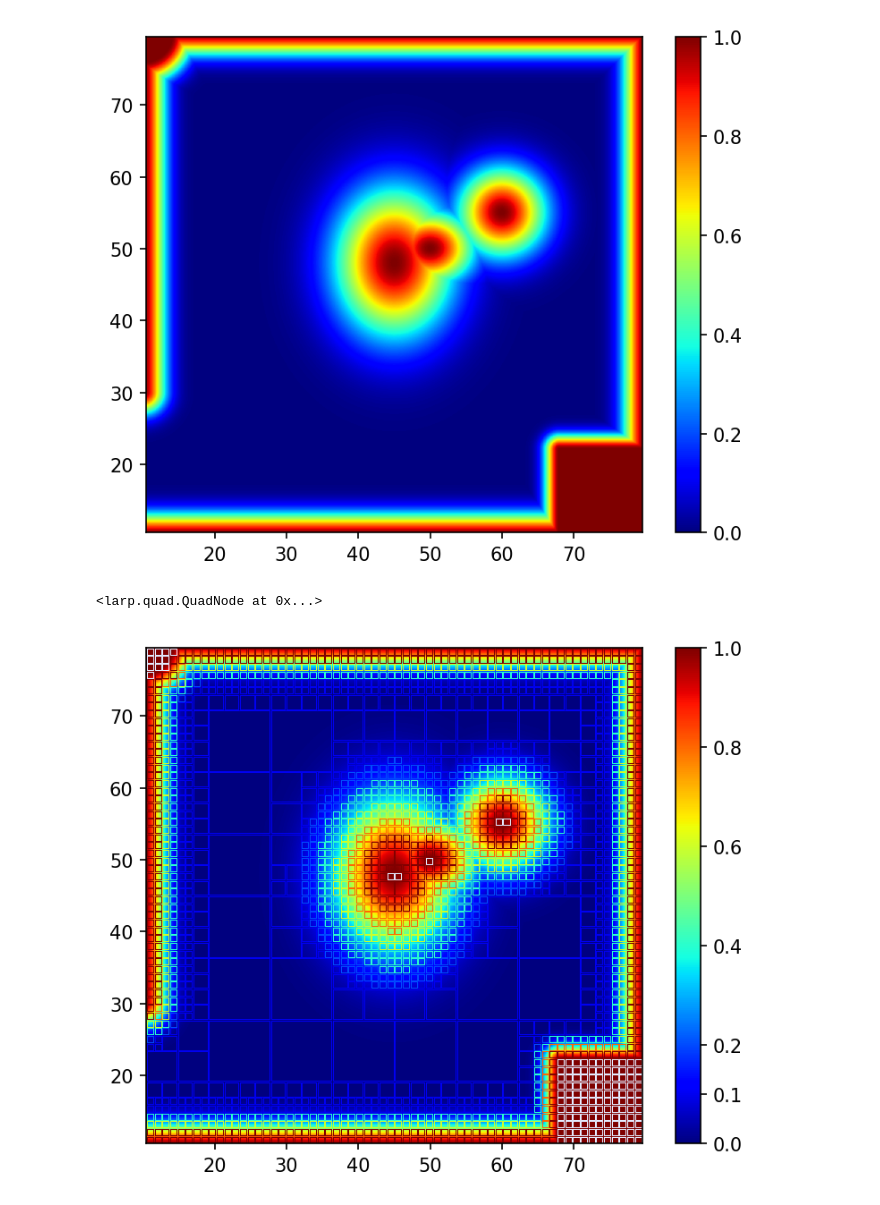
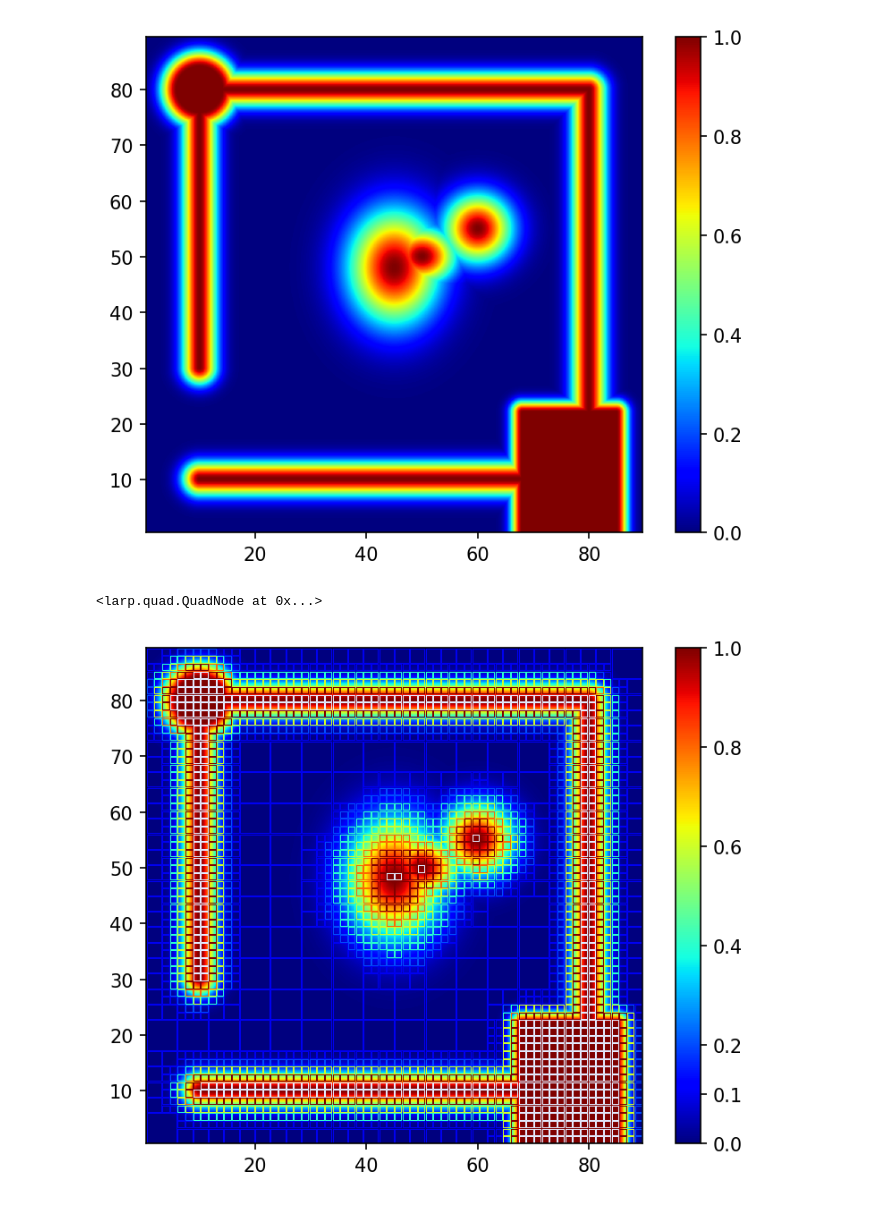
Before and after one commit to wzjoriv/Larp, a Jupyter notebook: presentation.ipynb, the cells around one changed output. Drawn from its saved outputs; the diff is of its cells as text; code cells hidden in the pictures.

```diff
--- a/presentation.ipynb
+++ b/presentation.ipynb
@@ -5,6 +5,7 @@ import larp
 import larp.io as lpio
 # %%
 field = lpio.loadRGeoJSONFile("test\data.rgj")
+field.size += 20
 # %%
 display = field.to_image(resolution=400, center_point=[45, 45])
 
@@ -14,26 +15,26 @@ plt.colorbar()
 plt.clim(0.0,1.0)
 plt.show()
 # %% [output]
-[figure, old version]
+[figure, new version]
 # %%
 edges = [0.1, 0.2, 0.4, 0.6, 0.8]
-quad_tree = larp.quad.QuadTree(field, minimum_sector_length=2, maximum_sector_length=10, boundaries=edges)
-quad_tree.build()
+quadtree = larp.quad.QuadTree(field, minimum_length_limit=1, maximum_length_limit=10, edge_bounds=edges)
+quadtree.build()
 # %% [output]
 <larp.quad.QuadNode at 0x...>
 # %%
-boundaries_lines = quad_tree.to_boundary_lines_collection(margin=0.1)
-boundaries_lines_zones = quad_tree.get_quad_zones()
+boundaries_lines = quadtree.to_boundary_lines_collection(margin=0.1)
+boundaries_lines_zones = quadtree.get_quad_zones()
 
 
 plt.figure(dpi=150)
 plt.imshow(display, cmap='jet', extent=field.get_extent())
 plt.colorbar().set_ticks([0.0] + edges + [1.0])
 for i in range(0, len(boundaries_lines), 2):
     zone = boundaries_lines_zones[i//2]
-    c = cm.jet(quad_tree.ZONEToMaxRANGE[zone]) if zone > 0 else "#e4ebff"
+    c = cm.jet(quadtree.ZONEToMaxRANGE[zone]) if zone > 0 else "#e4ebff"
     plt.plot(*boundaries_lines[i:i+2], c=c, alpha=1, linewidth=0.5)
 plt.show()
 # %% [output]
-[figure, old version]
+[figure, new version]
 # %%
```
Also changed, not shown: parts of 6 cells of this notebook, 16 other files.
